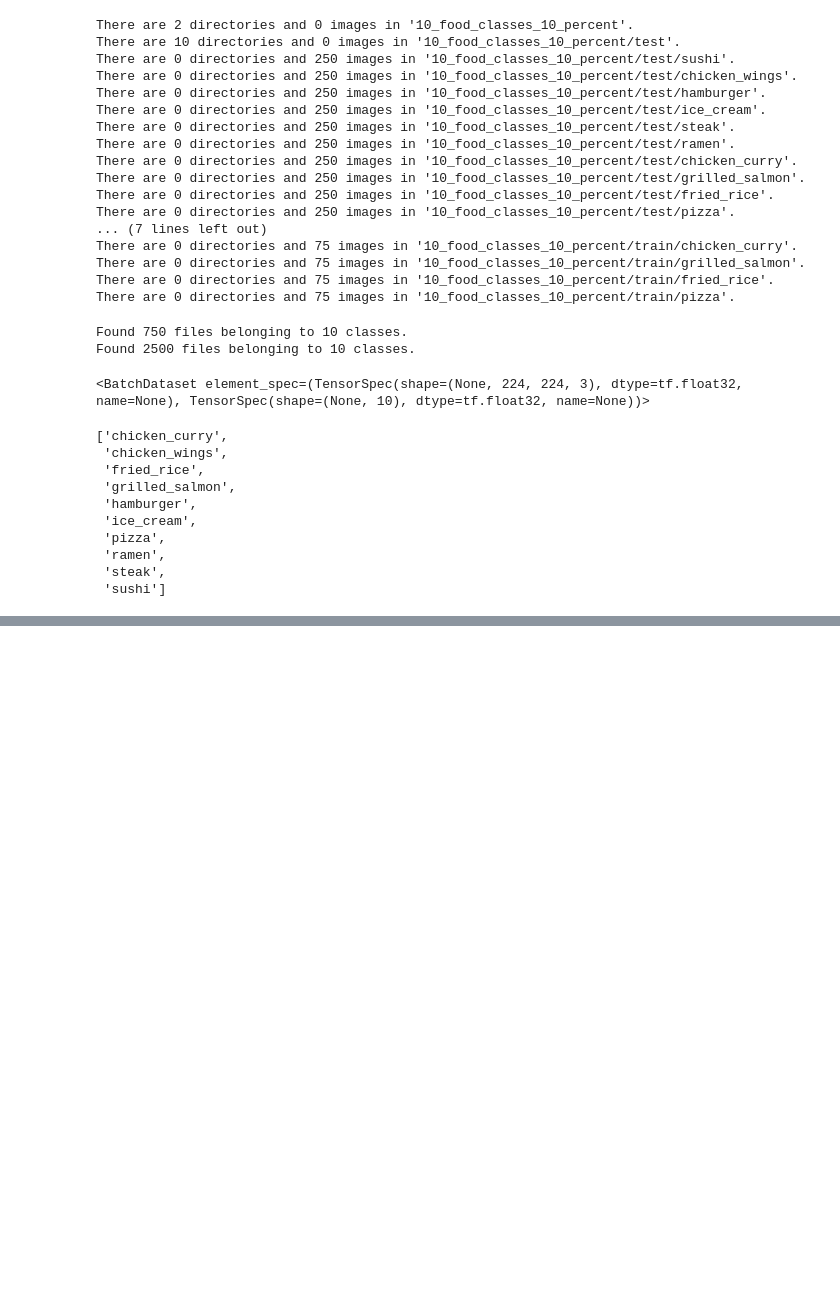
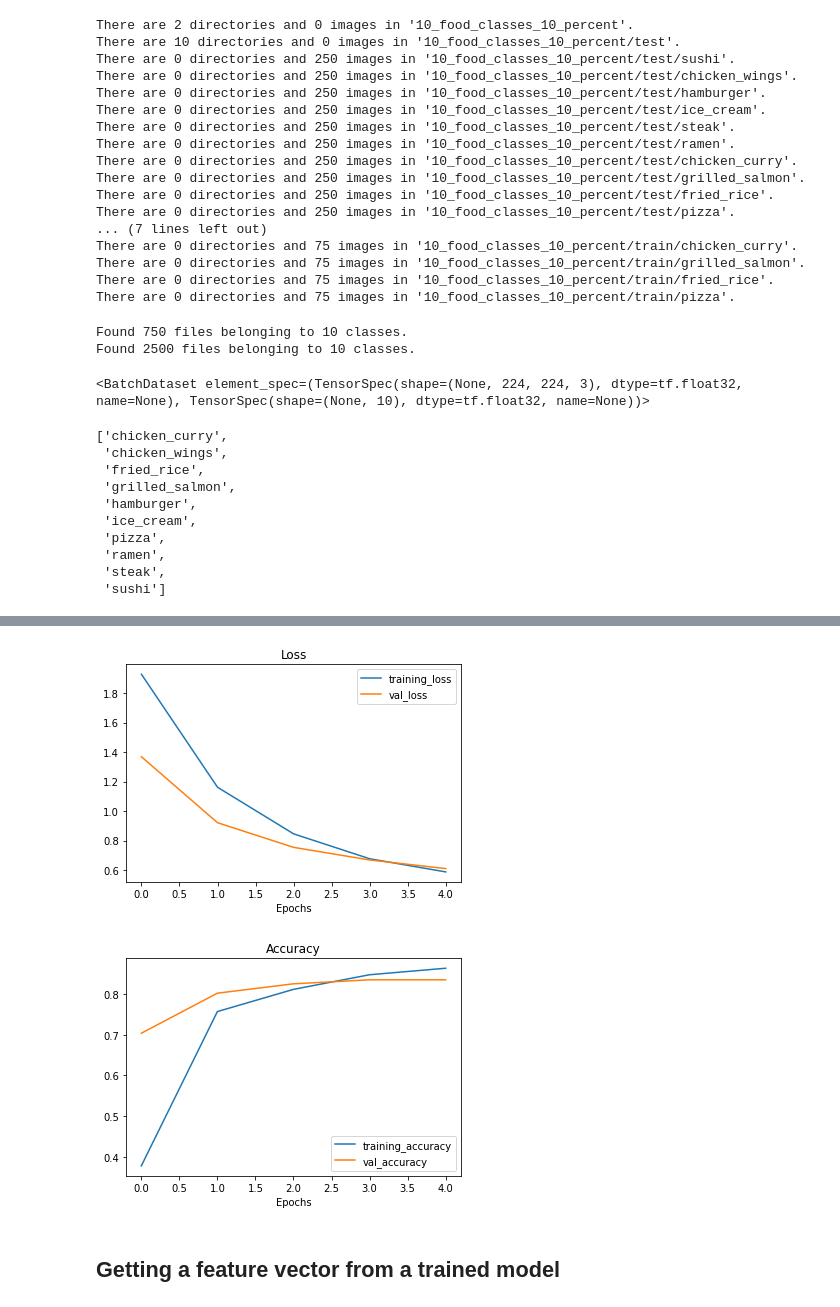
Before and after one commit to donheshanthaka/TensorFlow-Deep-Learning, a Jupyter notebook: 05_transfer_learning_in_tensorflow_part_2_fine_tuning.ipynb, the cells around one changed output, grey strips where cells are left out. Cells and saved outputs as stored; diff of their text form; code cells hidden in the pictures; blank space fills up the shorter version.

Commit message:
Building a transfer learning feature extraction model using the Keras functional API

```diff
--- a/05_transfer_learning_in_tensorflow_part_2_fine_tuning.ipynb
+++ b/05_transfer_learning_in_tensorflow_part_2_fine_tuning.ipynb
@@ -124,0 +131,40 @@ train_data_10_percent.class_names
+# %%
+# 1. Create the base model with tf.keras.applications
+base_model = tf.keras.applications.EfficientNetB0(include_top = False)
+
+# 2. Freeze the base model (the underlying pre-trained patterns aren't updated during training)
+base_model.trainable = False
+
+# 3. Create inputs into our model
+inputs = tf.keras.layers.Input(shape = (224, 224, 3), name = "input_layer")
+
+# 4. If using a model like ResNet50V2 you will need to normalize inputs (you don't have to for EfficientNet(s))
+# x = tf.keras.layers.experimental.preprocessing.Rescaling(1./255)(inputs)
+
+# 5. Pass the inputs to the base_model
+x = base_model(inputs)
+print(f"Shape after passing inputs through base model: {x.shape}")
+
+# 6. Avergae pool the outputs of the base model (aggregate all the most important information, reduce the number of computations)
+x = tf.keras.layers.GlobalAveragePooling2D(name = "global_average_pooling_layer")(x)
+print(f"Shape after GlobalAveragePooling2D: {x.shape}")
+
+# 7. Create the output activation layer
+outputs = tf.keras.layers.Dense(10, activation = "softmax", name = "output_layer")(x)
+
+# 8. Combine the inputs with the outputs into a model
+model_0 = tf.keras.Model(inputs, outputs)
+
+# 9. Compile the model
+model_0.compile(loss = "categorical_crossentropy",
+                optimizer = tf.keras.optimizers.Adam(),
+                metrics = ["accuracy"])
+
+# 10. Fit the model and save its history
+history_10_percent = model_0.fit(train_data_10_percent,
+                                 epochs = 5,
+                                 steps_per_epoch = len(train_data_10_percent),
+                                 validation_data = test_data,
+                                 validation_steps = int( 0.25 * len(test_data)),
+                                 callbacks = [create_tensorboard_callback(dir_name = "transfer_learning",
+                                                                          experiment_name = "10_percent_feature_extraction")])
@@ -124,0 +256,8 @@ train_data_10_percent.class_names
+# %%
+# Checking the model's training curves
+plot_loss_curves(history_10_percent)
+# %% [output]
+[figure, added]
+[figure, added]
+# %% [markdown]
+## Getting a feature vector from a trained model
```
Also changed, not shown: parts of 6 cells of this notebook.
